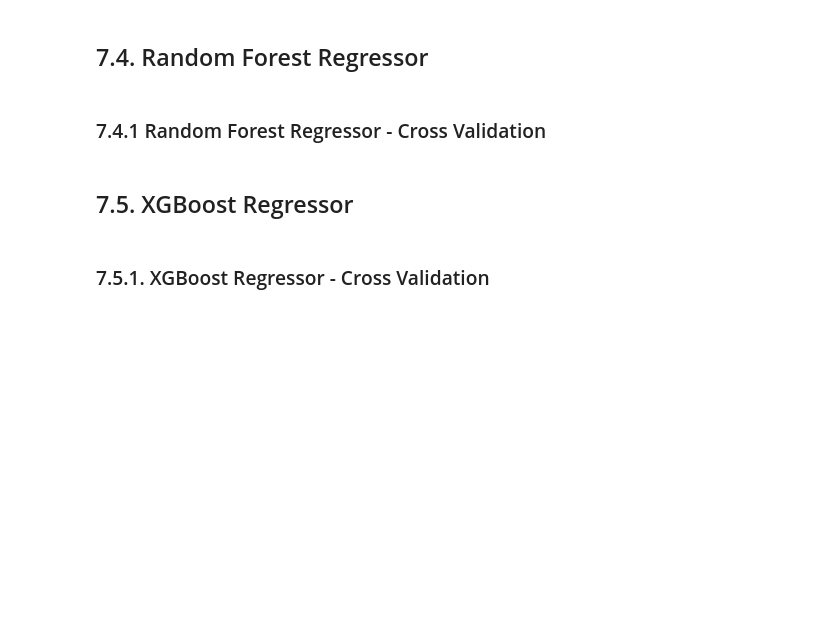
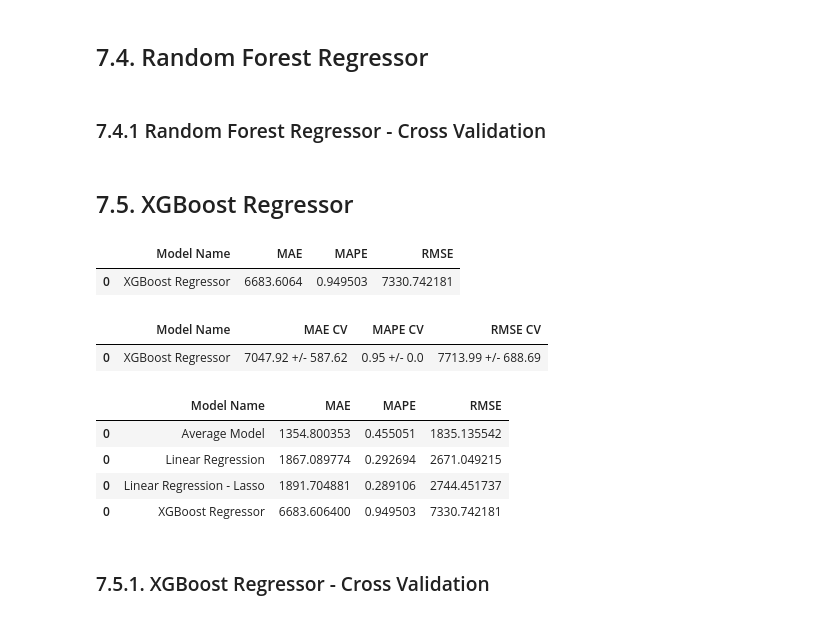
Before and after one commit to RomuloCunhaLima/store_sales_Rossmann, a Jupyter notebook: m07_v01_store_sales_prediction.ipynb, the cells around one changed output. Saved outputs shown, nothing was run; the diff lists cells and outputs as text; code cells hidden in the pictures; blank space fills up the shorter version.

```diff
--- a/m07_v01_store_sales_prediction.ipynb
+++ b/m07_v01_store_sales_prediction.ipynb
@@ -1100,21 +1100,38 @@ lrr_result_cv
 ## 7.5. XGBoost Regressor
 # %%
 # model
-#model_xgb = xgb.XGBRegressor( objective='reg:squarederror',
-#n_estimators=100,
-#eta=0.01,
-#max_depth=10,
-#subsample=0.7,
-#colsample_bytree=0.9 ).fit( x_train, y_train )
+model_xgb = xgb.XGBRegressor( objective='reg:squarederror',
+n_estimators=100,
+eta=0.01,
+max_depth=10,
+subsample=0.7, colsample_bytree=0.9).fit( x_train, y_train )
 
+#
 # eta = 0.01 -> quantas passadas usa para fazer o aprendizado. max_depth = 10 -> a max profundidade/ramificação onde a arvore pode chegar
 # subsample = 0.7 porcentagem de amostras que eu quero fazer
 # prediction
-#yhat_xgb = model_xgb.predict( x_test )
+yhat_xgb = model_xgb.predict( x_test )
 
 # performace
-#xgb_result = ml_error( 'XGBoost Regressor', np.expm1( y_test ), np.expm1( yhat_xgb ) )
-#xgb_resultqwdqdw
+xgb_result = ml_error( 'XGBoost Regressor', np.expm1( y_test ), np.expm1( yhat_xgb ) )
+xgb_result
+# %% [output]
+|  | Model Name | MAE | MAPE | RMSE |
+| 0 | XGBoost Regressor | 6683.6064 | 0.949503 | 7330.742181 |
+# %%
+xgb_result_cv
+# %% [output]
+|  | Model Name | MAE CV | MAPE CV | RMSE CV |
+| 0 | XGBoost Regressor | 7047.92 +/- 587.62 | 0.95 +/- 0.0 | 7713.99 +/- 688.69 |
+# %%
+modelling_result = pd.concat([baseline_result, lr_result, lrr_result, xgb_result])
+modelling_result.sort_values('RMSE')
+# %% [output]
+|  | Model Name | MAE | MAPE | RMSE |
+| 0 | Average Model | 1354.800353 | 0.455051 | 1835.135542 |
+| 0 | Linear Regression | 1867.089774 | 0.292694 | 2671.049215 |
+| 0 | Linear Regression - Lasso | 1891.704881 | 0.289106 | 2744.451737 |
+| 0 | XGBoost Regressor | 6683.606400 | 0.949503 | 7330.742181 |
 # %% [markdown]
 ### 7.5.1. XGBoost Regressor - Cross Validation
 # %%
```
Also changed, not shown: parts of 13 cells of this notebook, 2 other files.
